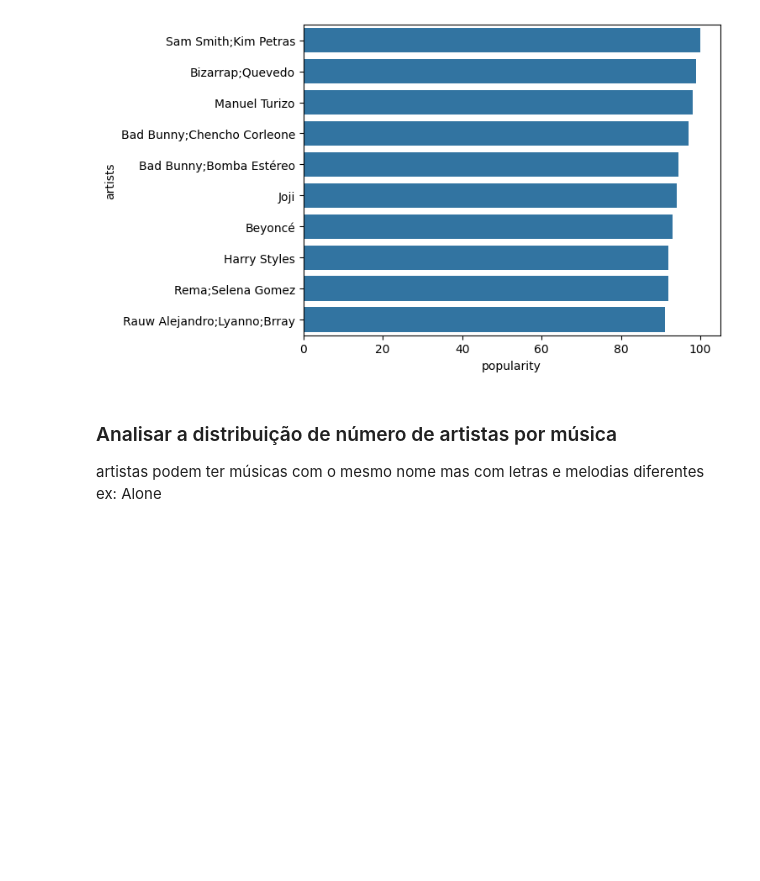
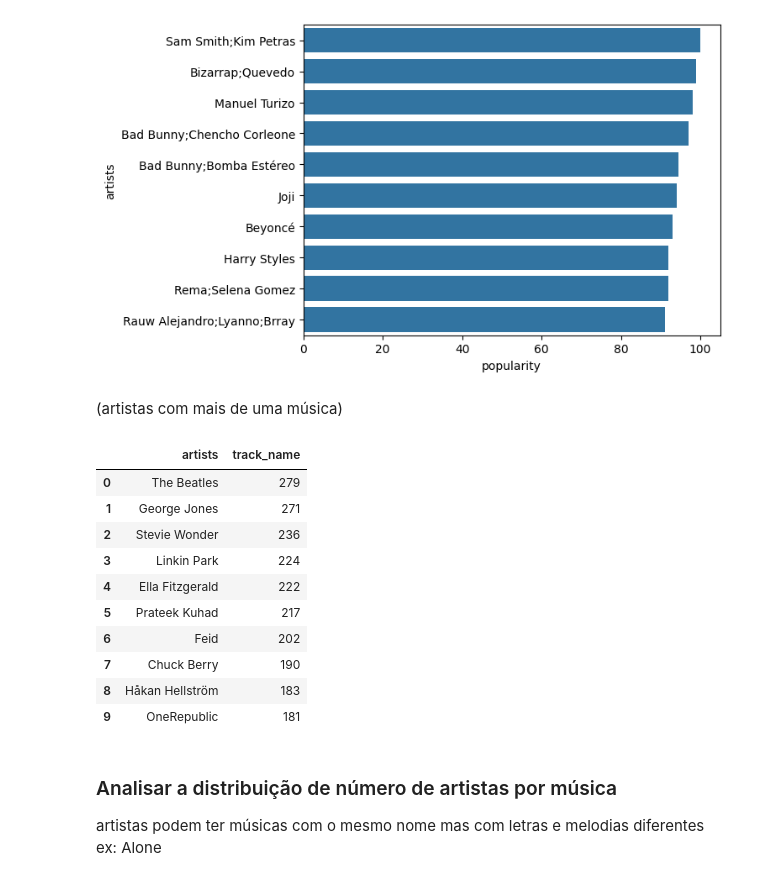
Before and after one commit to alvaroDatlo/analise_spotify, a Jupyter notebook: main.ipynb, the cells around one changed output. Saved outputs shown, nothing was run; the diff lists cells and outputs as text; code cells hidden in the pictures; blank space fills up the shorter version.

```diff
--- a/main.ipynb
+++ b/main.ipynb
@@ -138,3 +137,5 @@ df_populares
 sns.barplot(data=df_populares, x='popularity', y='artists');
 # %% [output]
 [figure]
+# %% [markdown]
+(artistas com mais de uma música)
@@ -141,3 +144,17 @@ sns.barplot(data=df_populares, x='popularity', y='artists');
+# %%
+df.groupby('artists').track_name.count().sort_values(ascending=False).head(10).reset_index()
+# %% [output]
+|  | artists | track_name |
+| 0 | The Beatles | 279 |
+| 1 | George Jones | 271 |
+| 2 | Stevie Wonder | 236 |
+| 3 | Linkin Park | 224 |
+| 4 | Ella Fitzgerald | 222 |
+| 5 | Prateek Kuhad | 217 |
+| 6 | Feid | 202 |
+| 7 | Chuck Berry | 190 |
+| 8 | Håkan Hellström | 183 |
+| 9 | OneRepublic | 181 |
 # %% [markdown]
 ### Analisar a distribuição de número de artistas por música
 
```
Also changed, not shown: parts of 16 cells of this notebook.
